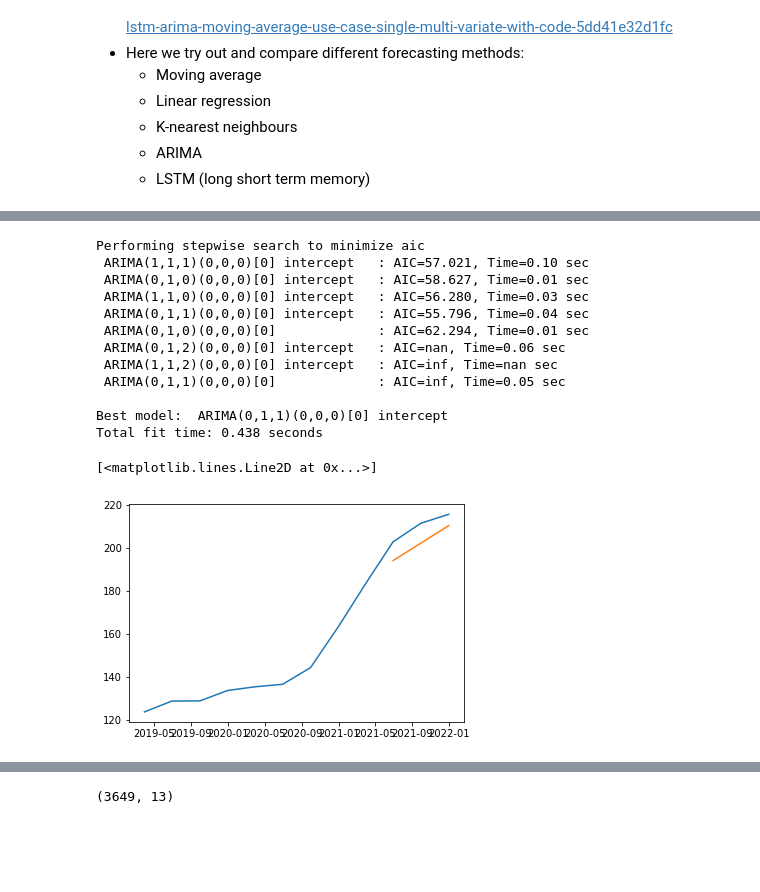
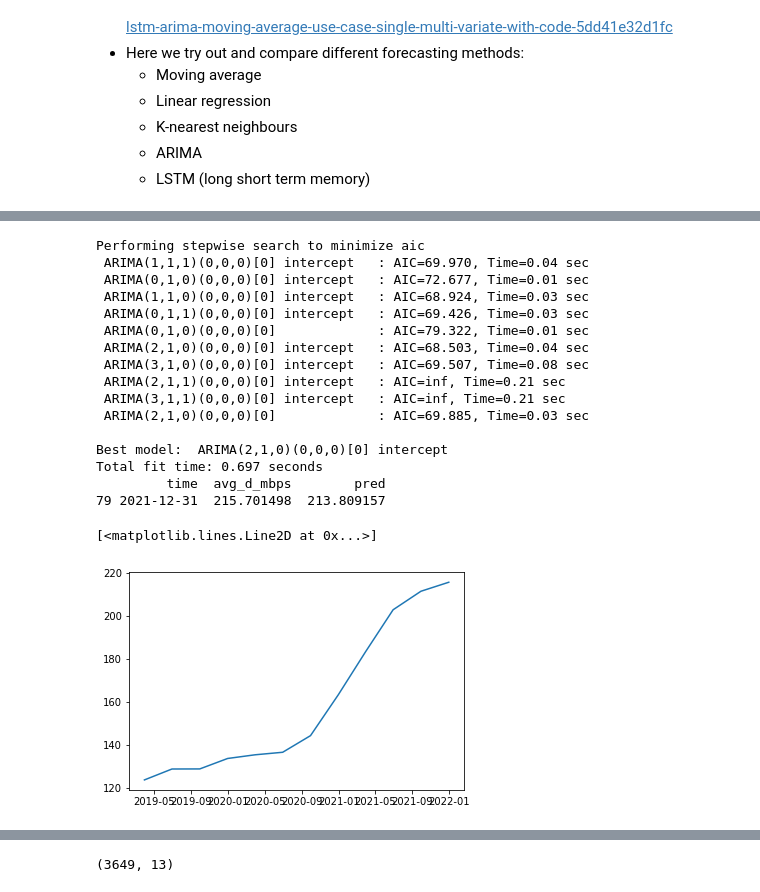
Before and after one commit to rennydoig/ssc22-case-comp, a Jupyter notebook: sonny_dir/E11-Forecasting using ARIMA.ipynb, the cells around one changed output, grey strips where cells are left out. Saved outputs shown, nothing was run; the diff lists cells and outputs as text; code cells hidden in the pictures; blank space fills up the shorter version.

```diff
--- a/sonny_dir/E11-Forecasting using ARIMA.ipynb
+++ b/sonny_dir/E11-Forecasting using ARIMA.ipynb
@@ -42,16 +42,16 @@ data.head(5)
 | 3 | 6102005 | 61 | 6102 | HAM | POLYGON ((-125.49035 64.95092, -1... | 13.896667 | 1.281667 | 25.666667 | 3 | 2 | ... |
 | 4 | 6102007 | 61 | 6102 | T | POLYGON ((-126.62243 65.27435, -1... | 28.425000 | 3.389514 | 28.783784 | 37 | 13 | ... |
 # %%
-## Take only one CSD (PRUID=48 (Alberta) and conn_type = 'fixed') as an example.
+## Take only one CSD as an example.
 
-ab_data = data[(data['PRUID'] == '48') & (data['conn_type'] == 'fixed')]
+example_idx = (data['PRUID'] == '48') & (data['conn_type'] == 'fixed') & (data['CSDUID']=='4806016')
+example_data = data[example_idx].sort_values(by='time')[['time', 'avg_d_mbps']]
 
-# ab_data1 = ab_data.sort_values(by='tests', ascending=False)
-# csd = '4806016'
+print(example_data)
 
-ab_data2 = ab_data[ab_data['CSDUID']=='4806016'].sort_values(by='time')
-plot_x = ab_data2['time']
-plot_y = ab_data2['avg_d_mbps']
+## Plot the true download speed
+plot_x = example_data['time']
+plot_y = example_data['avg_d_mbps']
 
 plt.plot(plot_x, plot_y)
 plt.title('download speed trend over time for CSD={csd}'.format(csd = 4806016))
@@ -155,46 +184,64 @@ plt.plot(pred_df['time'], pred_df['pred'])
 ## Auto ARIMA
 
 !pip install pmdarima &> /dev/null
 
 from pmdarima.arima import auto_arima
 
+## prepare data
+ar_data = example_data.copy()
+
+ar_train = ar_data[:-1]
+ar_x_train = ar_train[['time']]
+ar_y_train = ar_train[['avg_d_mbps']]
+
+ar_val = ar_data[-1:]
+ar_x_val = ar_val[['time']]
+ar_y_val = ar_val[['avg_d_mbps']]
+
+
 # plug in some random parameter values
-model = auto_arima(y_train,
+model = auto_arima(ar_y_train,
                    start_p=1,
                    start_q=1,
                    max_p=3,
                    max_q=3,
                    m=12,
                    start_P=0,
                    seasonal=False,
                    d=1,
                    D=0,
                    trace=True,
                    error_action='ignore',
                    suppress_warnings=True
                    )
-model.fit(y_train)
+model.fit(ar_y_train)
 
-forecast = model.predict(n_periods=3)
-forecast = pd.DataFrame(forecast,index = y_valid.index,columns=['Prediction'])
+forecast = model.predict(n_periods=1)
+forecast = pd.DataFrame(forecast,index = ar_y_val.index,columns=['Prediction'])
 
-pred_df = val_set
+pred_df = ar_val.copy()
 pred_df['pred'] = forecast
+
+print(pred_df)
 
 plt.plot(plot_x, plot_y)
 plt.plot(pred_df['time'], pred_df['pred'])
 # %% [output]
 Performing stepwise search to minimize aic
- ARIMA(1,1,1)(0,0,0)[0] intercept   : AIC=57.021, Time=0.10 sec
- ARIMA(0,1,0)(0,0,0)[0] intercept   : AIC=58.627, Time=0.01 sec
- ARIMA(1,1,0)(0,0,0)[0] intercept   : AIC=56.280, Time=0.03 sec
- ARIMA(0,1,1)(0,0,0)[0] intercept   : AIC=55.796, Time=0.04 sec
- ARIMA(0,1,0)(0,0,0)[0]             : AIC=62.294, Time=0.01 sec
- ARIMA(0,1,2)(0,0,0)[0] intercept   : AIC=nan, Time=0.06 sec
- ARIMA(1,1,2)(0,0,0)[0] intercept   : AIC=inf, Time=nan sec
- ARIMA(0,1,1)(0,0,0)[0]             : AIC=inf, Time=0.05 sec
+ ARIMA(1,1,1)(0,0,0)[0] intercept   : AIC=69.970, Time=0.04 sec
+ ARIMA(0,1,0)(0,0,0)[0] intercept   : AIC=72.677, Time=0.01 sec
+ ARIMA(1,1,0)(0,0,0)[0] intercept   : AIC=68.924, Time=0.03 sec
+ ARIMA(0,1,1)(0,0,0)[0] intercept   : AIC=69.426, Time=0.03 sec
+ ARIMA(0,1,0)(0,0,0)[0]             : AIC=79.322, Time=0.01 sec
+ ARIMA(2,1,0)(0,0,0)[0] intercept   : AIC=68.503, Time=0.04 sec
+ ARIMA(3,1,0)(0,0,0)[0] intercept   : AIC=69.507, Time=0.08 sec
+ ARIMA(2,1,1)(0,0,0)[0] intercept   : AIC=inf, Time=0.21 sec
+ ARIMA(3,1,1)(0,0,0)[0] intercept   : AIC=inf, Time=0.21 sec
+ ARIMA(2,1,0)(0,0,0)[0]             : AIC=69.885, Time=0.03 sec
 
-Best model:  ARIMA(0,1,1)(0,0,0)[0] intercept
-Total fit time: 0.438 seconds
+Best model:  ARIMA(2,1,0)(0,0,0)[0] intercept
+Total fit time: 0.697 seconds
+         time  avg_d_mbps        pred
+79 2021-12-31  215.701498  213.809157
 [<matplotlib.lines.Line2D at 0x...>]
-[figure, old version]
+[figure, new version]
```
Also changed, not shown: parts of 8 cells of this notebook.
